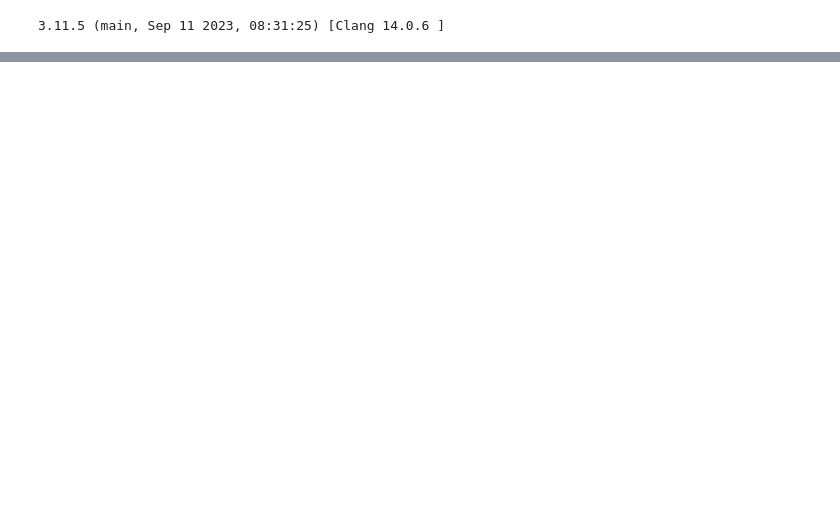
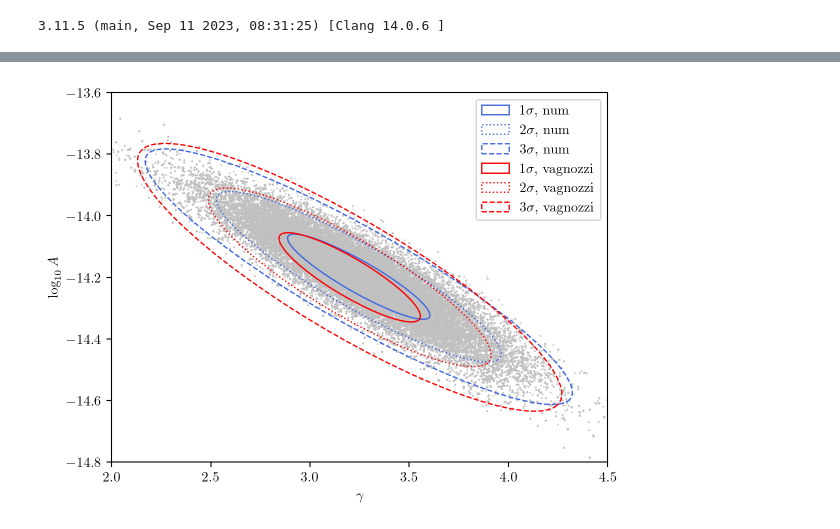
Before and after one commit to V3DK/inflationary-research, a Jupyter notebook: grid_scan.ipynb, the cells around one changed output, grey strips where cells are left out. Saved outputs shown, nothing was run; the diff lists cells and outputs as text; code cells hidden in the pictures; blank space fills up the shorter version.

```diff
--- a/grid_scan.ipynb
+++ b/grid_scan.ipynb
@@ -93,0 +168,23 @@ plt.show()
+# %%
+fig, axs = plt.subplots(1, 1)
+
+conf_ellip(mu1, cov1, axs, 1, edgecolor = 'royalblue', ls = "-", zorder = 1, label = r'$1 \sigma$, num')
+conf_ellip(mu1, cov1, axs, 2, edgecolor = 'royalblue', ls = ":", zorder = 1, label = r'$2 \sigma$, num')
+conf_ellip(mu1, cov1, axs, 3, edgecolor = 'royalblue', ls = "--", zorder = 1, label = r'$3 \sigma$, num')
+
+conf_ellip(mu15, cov15, axs, 1, edgecolor = 'red', ls = "-", zorder = 1, label = r'$1 \sigma$, vagnozzi')
+conf_ellip(mu15, cov15, axs, 2, edgecolor = 'red', ls = ":", zorder = 1, label = r'$2 \sigma$, vagnozzi')
+conf_ellip(mu15, cov15, axs, 3, edgecolor = 'red', ls = "--", zorder = 1, label = r'$3 \sigma$, vagnozzi')
+
+
+axs.scatter(hd_chain[:,0], hd_chain[:, 1], s = 0.1, zorder = 0, color = "silver")
+
+plt.xlim((2, 4.5))
+plt.ylim((-14.8, -13.6))
+
+plt.xlabel(r"$\gamma$")
+plt.ylabel(r"$\log_{10} A$")
+plt.legend()
+plt.show()
+# %% [output]
+[figure, added]
```
Also changed, not shown: parts of 16 cells of this notebook, 8 other files.
